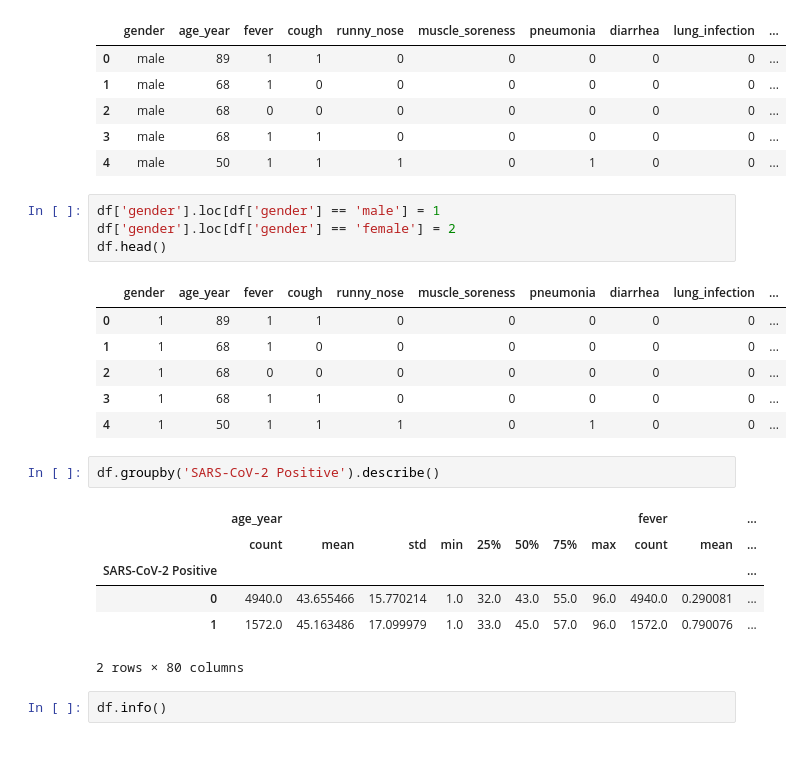
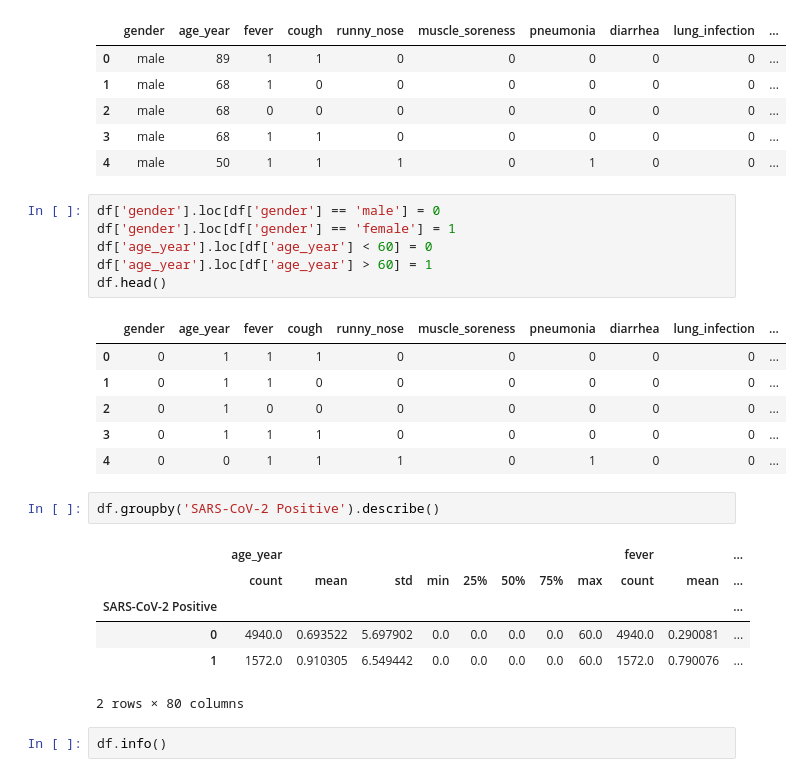
Before and after one commit to pommier1989235/Project-FDS, a Jupyter notebook: project.ipynb, the cells around one changed output. Drawn from its saved outputs; the diff is of its cells as text.

```diff
--- a/project.ipynb
+++ b/project.ipynb
@@ -27,24 +25,26 @@ df.head()
 | 3 | male | 68 | 1 | 1 | 0 | 0 | 0 | 0 | 0 | ... |
 | 4 | male | 50 | 1 | 1 | 1 | 0 | 1 | 0 | 0 | ... |
 # %%
-df['gender'].loc[df['gender'] == 'male'] = 1
-df['gender'].loc[df['gender'] == 'female'] = 2
+df['gender'].loc[df['gender'] == 'male'] = 0
+df['gender'].loc[df['gender'] == 'female'] = 1
+df['age_year'].loc[df['age_year'] < 60] = 0
+df['age_year'].loc[df['age_year'] > 60] = 1
 df.head()
 # %% [output]
 |  | gender | age_year | fever | cough | runny_nose | muscle_soreness | pneumonia | diarrhea | lung_infection | ... |
-| 0 | 1 | 89 | 1 | 1 | 0 | 0 | 0 | 0 | 0 | ... |
-| 1 | 1 | 68 | 1 | 0 | 0 | 0 | 0 | 0 | 0 | ... |
-| 2 | 1 | 68 | 0 | 0 | 0 | 0 | 0 | 0 | 0 | ... |
-| 3 | 1 | 68 | 1 | 1 | 0 | 0 | 0 | 0 | 0 | ... |
-| 4 | 1 | 50 | 1 | 1 | 1 | 0 | 1 | 0 | 0 | ... |
+| 0 | 0 | 1 | 1 | 1 | 0 | 0 | 0 | 0 | 0 | ... |
+| 1 | 0 | 1 | 1 | 0 | 0 | 0 | 0 | 0 | 0 | ... |
+| 2 | 0 | 1 | 0 | 0 | 0 | 0 | 0 | 0 | 0 | ... |
+| 3 | 0 | 1 | 1 | 1 | 0 | 0 | 0 | 0 | 0 | ... |
+| 4 | 0 | 0 | 1 | 1 | 1 | 0 | 1 | 0 | 0 | ... |
 # %%
 df.groupby('SARS-CoV-2 Positive').describe()
 # %% [output]
 |  | age_year |  |  |  |  |  |  |  | fever |  | ... |
 |  | count | mean | std | min | 25% | 50% | 75% | max | count | mean | ... |
 | SARS-CoV-2 Positive |  |  |  |  |  |  |  |  |  |  | ... |
-| 0 | 4940.0 | 43.655466 | 15.770214 | 1.0 | 32.0 | 43.0 | 55.0 | 96.0 | 4940.0 | 0.290081 | ... |
-| 1 | 1572.0 | 45.163486 | 17.099979 | 1.0 | 33.0 | 45.0 | 57.0 | 96.0 | 1572.0 | 0.790076 | ... |
+| 0 | 4940.0 | 0.693522 | 5.697902 | 0.0 | 0.0 | 0.0 | 0.0 | 60.0 | 4940.0 | 0.290081 | ... |
+| 1 | 1572.0 | 0.910305 | 6.549442 | 0.0 | 0.0 | 0.0 | 0.0 | 60.0 | 1572.0 | 0.790076 | ... |
 2 rows × 80 columns
 # %%
 df.info()
```
Also changed, not shown: parts of 16 cells of this notebook.
